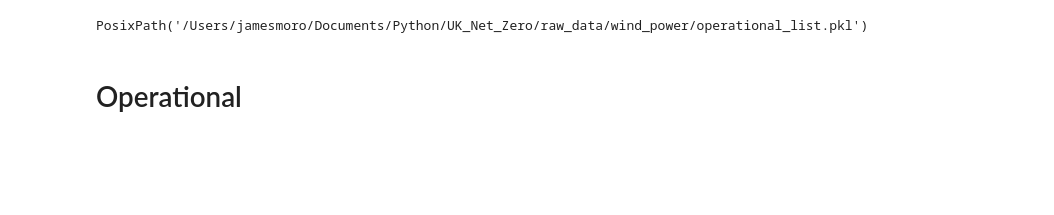
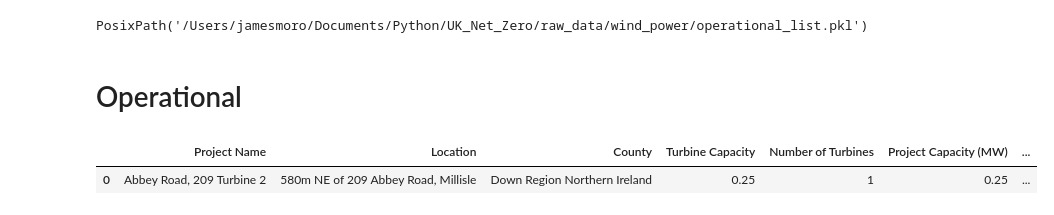
Before and after one commit to jmoro0408/UK_Net_Zero, a Jupyter notebook: wind_power_analysis.ipynb, the cells around one changed output. Saved outputs shown, nothing was run; the diff lists cells and outputs as text; code cells hidden in the pictures; blank space fills up the shorter version.

Commit message:
cleaned operational data and plotted

```diff
--- a/wind_power_analysis.ipynb
+++ b/wind_power_analysis.ipynb
@@ -20,0 +17,46 @@ operational_df = pd.DataFrame(operational_list)
+# %%
+def return_substring(raw_string:str, substring:str) -> str:
+    start_idx = raw_string.find(substring) + len(substring)
+    return raw_string[start_idx:].strip()
+
+def generate_project_info(raw_list:list) -> dict:
+    project_info_dict = {}
+    split_list = raw_list.split("\n")
+    project_info_dict['Project Name'] = return_substring(split_list[0], "Name")
+    project_info_dict['Location'] = return_substring(split_list[1], "Location")
+    project_info_dict['County'] = return_substring(split_list[2] + " " + split_list[3], "Co.")
+    project_info_dict['Turbine Capacity'] = float(return_substring(split_list[4], "Capacity"))
+    project_info_dict['Number of Turbines'] = return_substring(split_list[5], "Turbines")
+    project_info_dict['Project Capacity (MW)'] = float(return_substring(split_list[6], "(MW)"))
+    project_info_dict['Developer'] = return_substring(split_list[7], "Developer")
+    project_info_dict['Owner'] = return_substring(split_list[8], "Owner")
+    project_info_dict['Local Planning Authority'] = return_substring(split_list[9], "Authority")
+
+    end_idx = split_list[11].find("Longitude (decimal)")
+    project_info_dict['Latitude'] = float(split_list[11][:end_idx].strip())
+
+    project_info_dict['Longitude'] = float(return_substring(split_list[11], "decimal)"))
+
+    temp_string = split_list[12] + " " + split_list[13]
+    end_idx = temp_string.find("Project")
+    project_info_dict['Type'] = temp_string[:end_idx].replace("Type", "").strip()
+
+    project_info_dict['Project Status'] = return_substring(split_list[13], "Status")
+
+    return project_info_dict
+# %%
+info_dict_list = []
+errors = []
+for i, _ in enumerate(operational_list):
+    try:
+        info_dict_list.append(generate_project_info(operational_list[i]))
+    except (IndexError, ValueError) as e:
+        errors.append(i)
+        continue
+# %%
+df = pd.DataFrame(info_dict_list)
+# %%
+df.head(1)
+# %% [output]
+|  | Project Name | Location | County | Turbine Capacity | Number of Turbines | Project Capacity (MW) | ... |
+| 0 | Abbey Road, 209 Turbine 2 | 580m NE of 209 Abbey Road, Millisle | Down Region Northern Ireland | 0.25 | 1 | 0.25 | ... |
```
Also changed, not shown: parts of 4 cells of this notebook.
